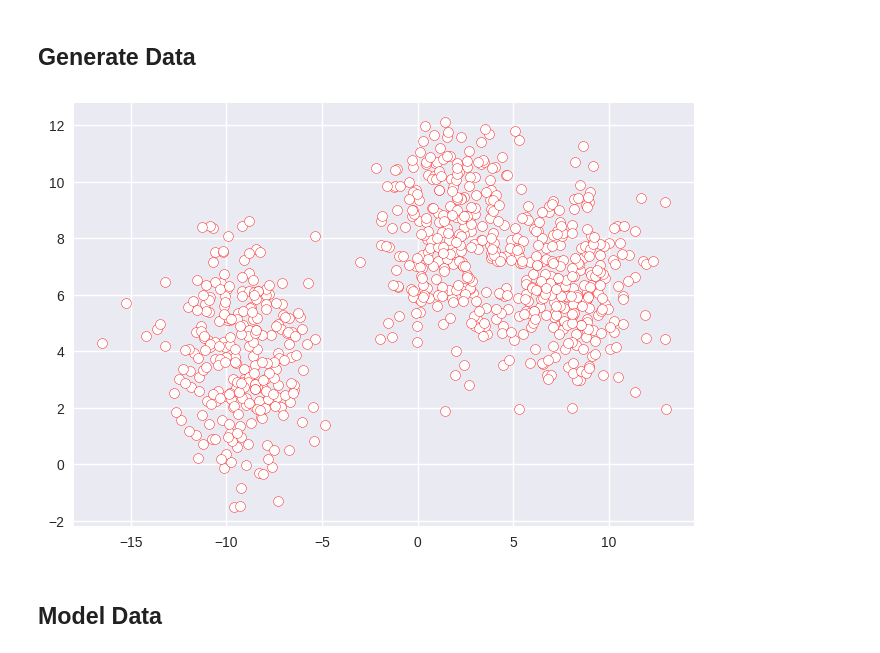
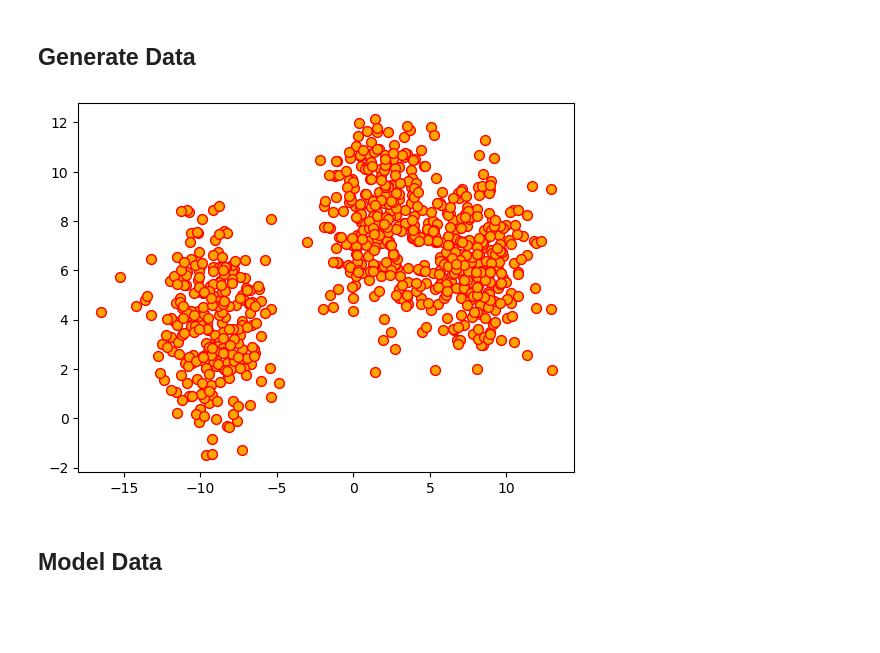
Before and after one commit to SuwandiRamadhan/Bootcamp-AI, a Jupyter notebook: 4/K-Means, Hierarchical Clustering, and DBSCAN.ipynb, the cells around one changed output. Drawn from its saved outputs; the diff is of its cells as text; code cells hidden in the pictures; blank space fills up the shorter version.

```diff
--- a/4/K-Means, Hierarchical Clustering, and DBSCAN.ipynb
+++ b/4/K-Means, Hierarchical Clustering, and DBSCAN.ipynb
@@ -7,2 +27,2 @@ from sklearn.datasets import make_blobs
 # %%
-plt.style.use('seaborn')
+plt.style.use('seaborn-v0_8')
@@ -11,15 +35,15 @@ plt.style.use('seaborn')
 # %%
 # create dataset
 X, _ = make_blobs(n_samples=800, n_features=2,
                   centers=3, cluster_std=1.9,
                   shuffle=True, random_state=20)
 
 # plot
-plt.scatter(X[:, 0], X[:, 1], c='white', edgecolor='red', marker='o', s=50)
+plt.scatter(X[:, 0], X[:, 1], c='orange', edgecolor='red', marker='o', s=50)
 
 plt.show()
 # %% [output]
-[figure, old version]
+[figure, new version]
 # %% [markdown]
 ## Model Data
 # %%
```
Also changed, not shown: parts of 7 cells of this notebook, 1 other file.
